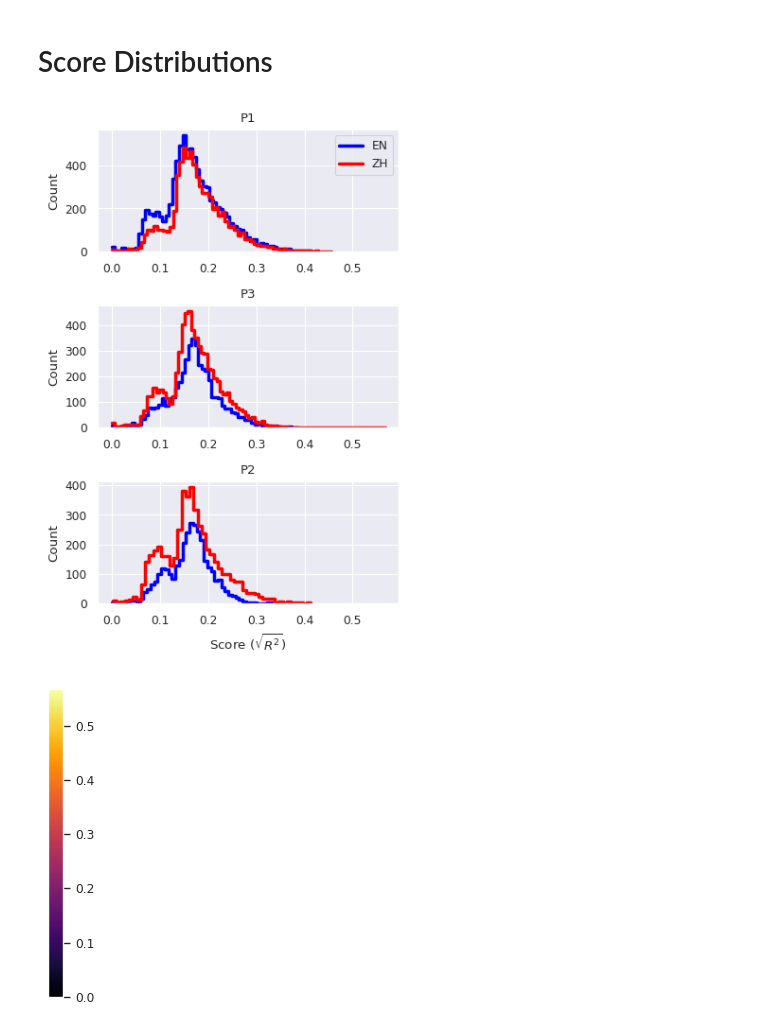
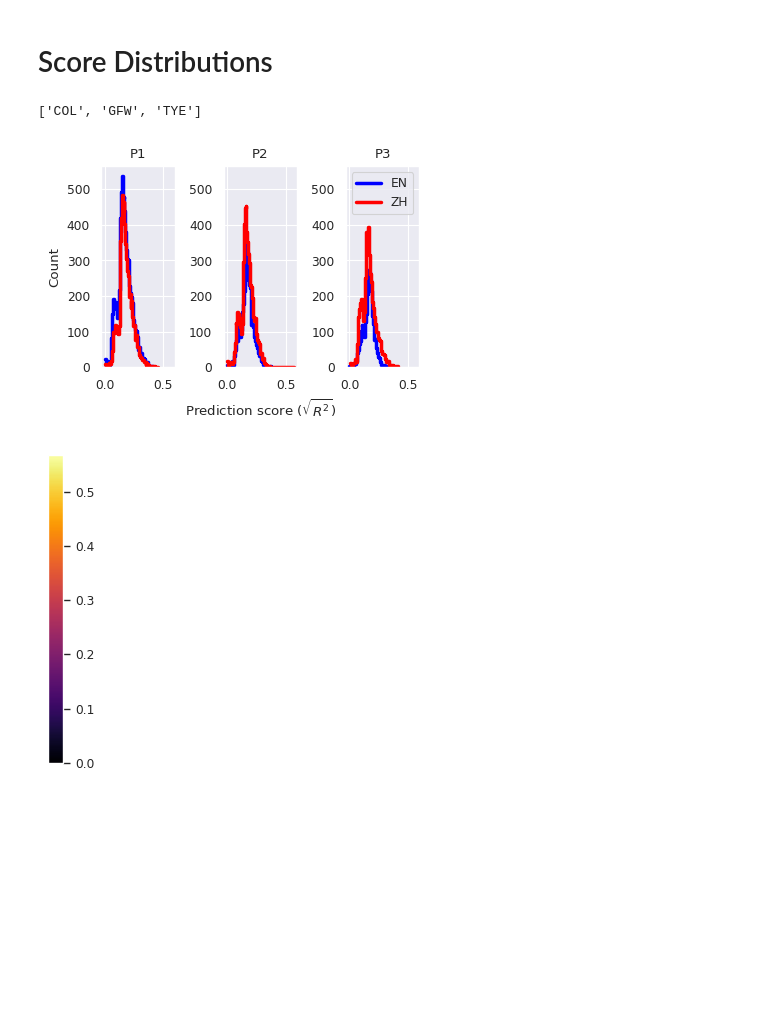
Before and after one commit to bramantyois/multilang_timescale, a Jupyter notebook: notebook/03_plots/01_timescale_pred_score.ipynb, the cells around one changed output. Saved outputs shown, nothing was run; the diff lists cells and outputs as text; code cells hidden in the pictures; blank space fills up the shorter version.

Commit message:
subject naming

```diff
--- a/notebook/03_plots/01_timescale_pred_score.ipynb
+++ b/notebook/03_plots/01_timescale_pred_score.ipynb
@@ -236,9 +241,9 @@ Background RRGGBBAA: ffffff00
 Area 0:0:2025.18:1024 exported to 2025 x 1024 pixels (96 dpi)
 [figure]
 # %%
-fig = plt.figure(figsize=figsize_dict['a4_portrait'])
+fig = plt.figure(figsize=(8,6))
 
-gs = fig.add_gridspec(4, 2, height_ratios=[1, 1, 1, 0.2])
+gs = fig.add_gridspec(4, 2, height_ratios=[1, 1, 1, 0.1], width_ratios=[1, 1])
 
 languages = ['en', 'zh']
 
@@ -266,7 +271,6 @@ for i,id in enumerate(subject_ids):
 
 # now colorbar
 ax = fig.add_subplot(gs[-1, :])
-cax = ax.inset_axes([0.1, 0.1, 0.8, 0.8])
 
 cmap = plt.get_cmap('inferno')
 norm = plt.Normalize(vmin, vmax)
@@ -274,7 +278,7 @@ norm = plt.Normalize(vmin, vmax)
 sm = plt.cm.ScalarMappable(cmap=cmap, norm=norm)
 sm.set_array([])
 
-plt.colorbar(sm, ax=ax, orientation='horizontal', )
+plt.colorbar(sm, ax=ax, orientation='horizontal', label=r'Prediction score ($\sqrt{R^2}$)', location='bottom', fraction=0.6)
 
 ax.remove()
 # save images
@@ -308,47 +312,57 @@ Area 0:0:2025.18:1024 exported to 2025 x 1024 pixels (96 dpi)
 # %% [markdown]
 # Score Distributions
+# %%
+subject_ids
+# %% [output]
+['COL', 'GFW', 'TYE']
 # %%
 # plot score distributions
-fig = plt.figure(figsize=figsize_dict['standard_portrait'])
+fig = plt.figure(figsize=(4,3))
 
-gs = fig.add_gridspec(3, 1, height_ratios=[1, 1, 1])
+gs = fig.add_gridspec(1, 3)
 
 for i, id in enumerate(subject_ids):
         if i == 0:
-                ax = fig.add_subplot(gs[i, 0])
+                ax = fig.add_subplot(gs[0, i])
         else:
-                ax = fig.add_subplot(gs[i, 0], sharex=ax)  # Add sharex and sharey parameters
+                ax = fig.add_subplot(gs[0, i], sharey=ax, sharex=ax)  # Add sharex and sharey parameters
 
         lang = 'en'
         color = 'blue'
         score = valid_scores[id][lang]
 
         sns.histplot(score, ax=ax, color=color, fill=False, element='step', label='EN')
 
         lang = 'zh'
         color = 'red'
         score = valid_scores[id][lang]
 
-        sns.histplot(score, ax=ax,color=color, fill=False, element='step', label='ZH')
+        sns.histplot(score, ax=ax, color=color, fill=False, element='step', label='ZH')
 
         ax.set_title(f"{id_to_label[id]}")
 
         if i == 0:
+                ax.set_ylabel("Count")
+        else:
+                ax.set_ylabel("")
+
+        if i == 2:
                 ax.legend()
-ax.set_xlabel(r"Score ($\sqrt{R^2}$)")
+        if i == 1:
+                ax.set_xlabel(r"Prediction score ($\sqrt{R^2}$)")
 
 plt.tight_layout()
 
 save_path=f".temp/image/{analysis_name}/pred_score_dist.png"
 
 if not os.path.exists(os.path.dirname(save_path)):
     os.makedirs(os.path.dirname(save_path))
 
 plt.savefig(save_path, dpi=300)
 
 plt.show()
 # %% [output]
-[figure, old version]
+[figure, new version]
 # %%
 # plot cbar vertical
 fig, ax = plt.subplots(1, 1, figsize=figsize)
```
Also changed, not shown: parts of 2 cells of this notebook, 9 other files.
